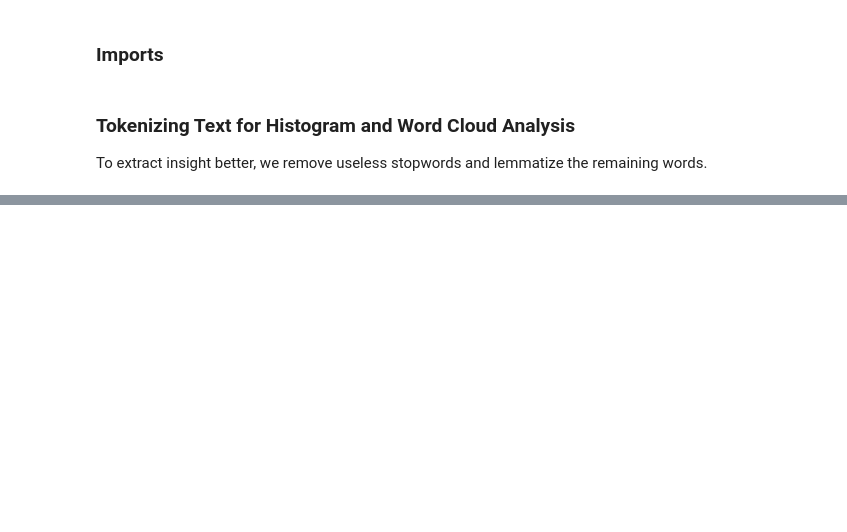
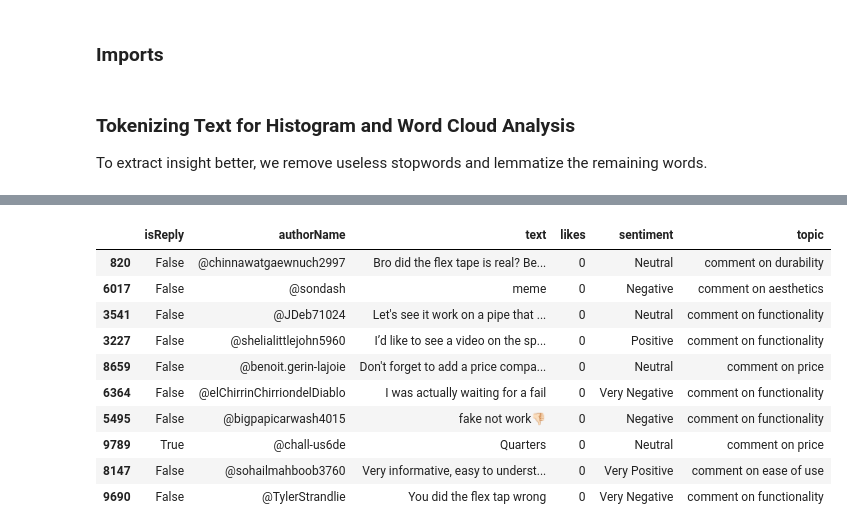
Before and after one commit to isaac8116/AIDS-Project-2, a Jupyter notebook: analyze/youtube_analysis.ipynb, the cells around one changed output, grey strips where cells are left out. Cells and saved outputs as stored; diff of their text form; code cells hidden in the pictures; blank space fills up the shorter version.

```diff
--- a/analyze/youtube_analysis.ipynb
+++ b/analyze/youtube_analysis.ipynb
@@ -210,3 +247,17 @@ RuntimeError: The size of tensor a (542) must match the size of tensor b (512) a
+# %%
+df.sample(10).drop(columns=["id", "videoId", "parentId", "authorId", "tokenized", "lang", "updatedAt"], axis=1)
+# %% [output]
+|  | isReply | authorName | text | likes | sentiment | topic |
+| 820 | False | @chinnawatgaewnuch2997 | Bro did the flex tape is real? Be... | 0 | Neutral | comment on durability |
+| 6017 | False | @sondash | meme | 0 | Negative | comment on aesthetics |
+| 3541 | False | @JDeb71024 | Let's see it work on a pipe that ... | 0 | Neutral | comment on functionality |
+| 3227 | False | @shelialittlejohn5960 | I’d like to see a video on the sp... | 0 | Positive | comment on functionality |
+| 8659 | False | @benoit.gerin-lajoie | Don't forget to add a price compa... | 0 | Neutral | comment on price |
+| 6364 | False | @elChirrinChirriondelDiablo | I was actually waiting for a fail | 0 | Very Negative | comment on functionality |
+| 5495 | False | @bigpapicarwash4015 | fake not work👎🏻 | 0 | Negative | comment on functionality |
+| 9789 | True | @chall-us6de | Quarters | 0 | Neutral | comment on price |
+| 8147 | False | @sohailmahboob3760 | Very informative, easy to underst... | 0 | Very Positive | comment on ease of use |
+| 9690 | False | @TylerStrandlie | You did the flex tap wrong | 0 | Very Negative | comment on functionality |
 # %%
 df.to_pickle("test.pkl.xz")
 # %%
```
Also changed, not shown: parts of 12 cells of this notebook.
